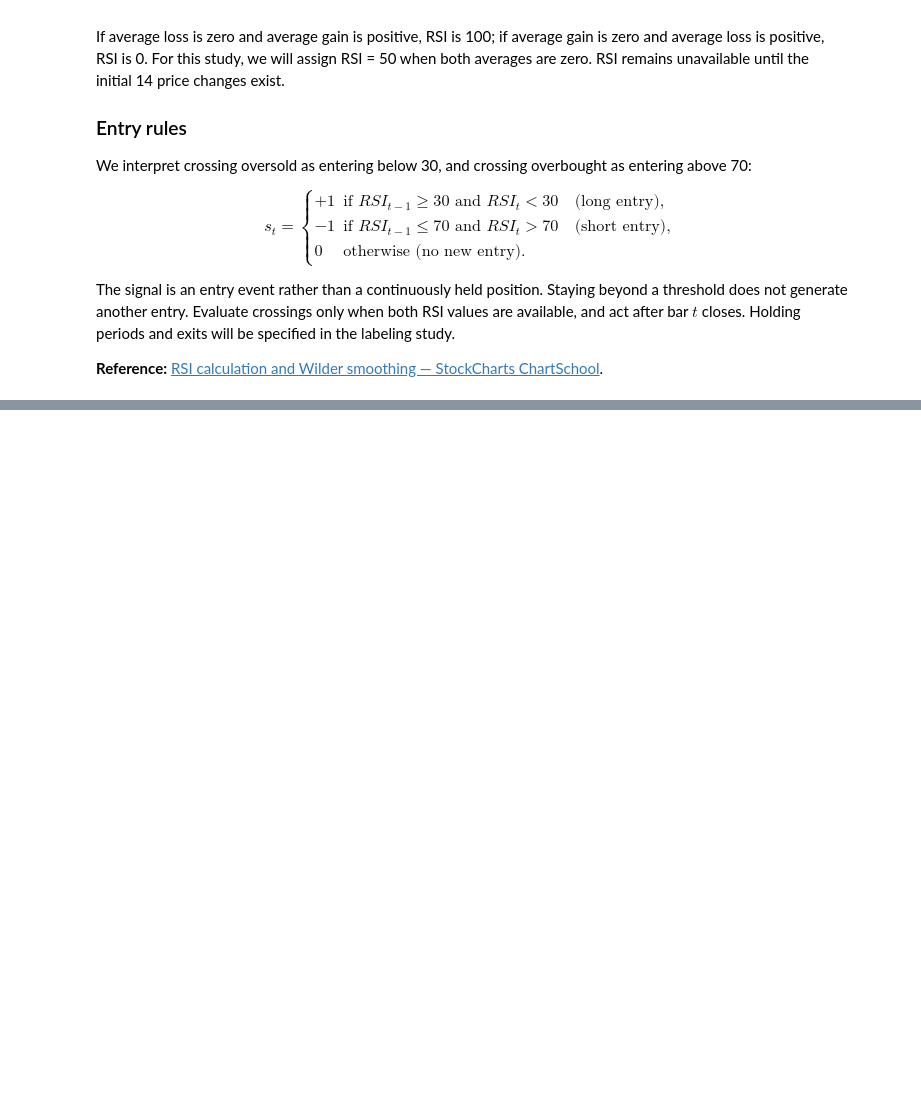
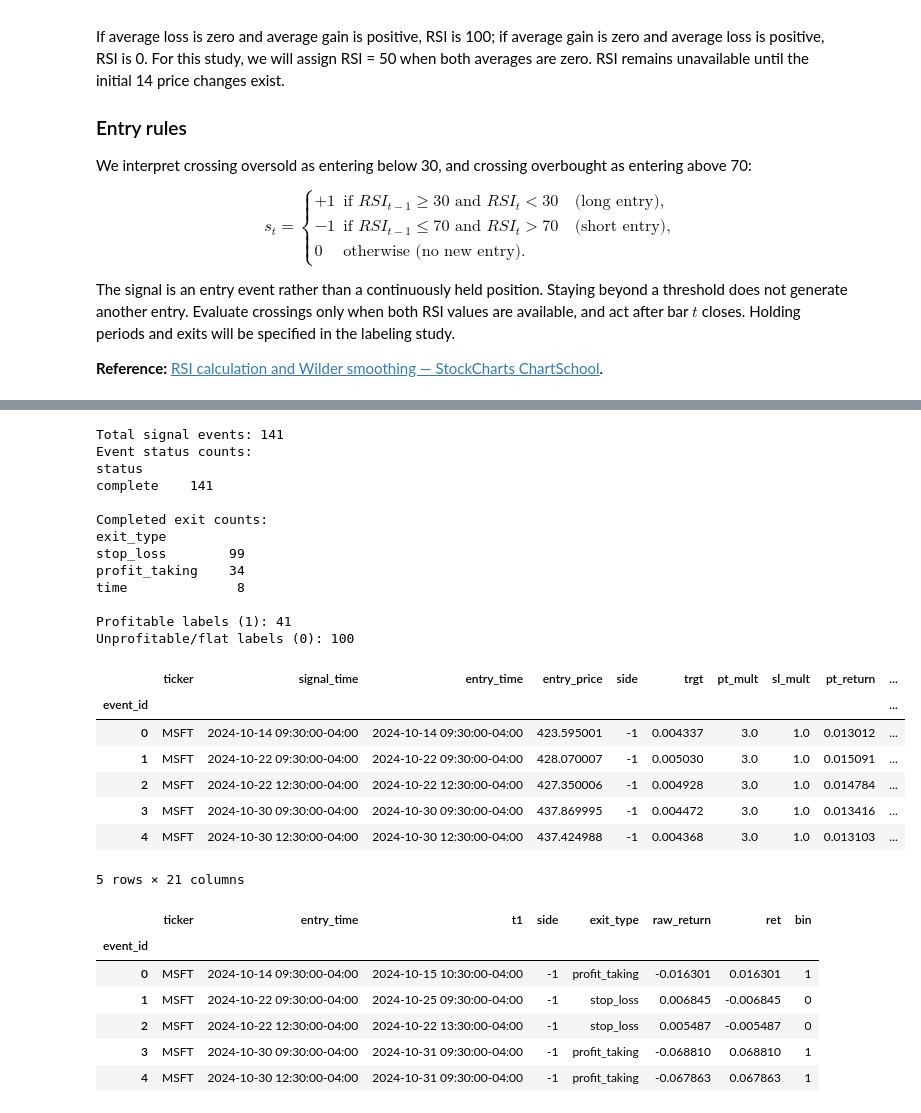
Before and after one commit to Bytb/QuantitativeMethods, a Jupyter notebook: AdvancedFinancialMachineLearning/Part1_DataAnalysis/1_RSI_MicrosoftStudy.ipynb, the cells around one changed output, grey strips where cells are left out. Saved outputs shown, nothing was run; the diff lists cells and outputs as text; code cells hidden in the pictures; blank space fills up the shorter version.

```diff
--- a/AdvancedFinancialMachineLearning/Part1_DataAnalysis/1_RSI_MicrosoftStudy.ipynb
+++ b/AdvancedFinancialMachineLearning/Part1_DataAnalysis/1_RSI_MicrosoftStudy.ipynb
@@ -143,0 +249,66 @@ Buy signals (long entries): 65
+# %%
+import pandas as pd
+from HelperFunctions.labeling import estimate_volatility, create_events, get_labels
+
+# Adjustable study parameters. Span and warm-up are measured in data bars.
+volatility_span = 100
+volatility_min_periods = 2
+profit_taking_multiplier = 3.0
+stop_loss_multiplier = 1.0
+max_holding_days = 7
+min_target_return = 0.0
+
+# All crossings are independent entries, including overlapping trades.
+trade_sides = buy_signals.astype(int) - sell_signals.astype(int)
+msft_volatility = estimate_volatility(
+    msft_prices, span=volatility_span, min_periods=volatility_min_periods
+)
+msft_events = create_events(
+    msft_prices,
+    trade_sides,
+    volatility=msft_volatility,
+    pt_mult=profit_taking_multiplier,
+    sl_mult=stop_loss_multiplier,
+    holding_days=max_holding_days,
+    min_ret=min_target_return,
+)
+msft_labels = get_labels(msft_events)
+
+print(f"Total signal events: {len(msft_events):,}")
+print("Event status counts:")
+print(msft_events["status"].value_counts().to_string())
+print("\nCompleted exit counts:")
+print(msft_labels["exit_type"].value_counts().to_string())
+print(f"\nProfitable labels (1): {int(msft_labels['bin'].eq(1).sum()):,}")
+print(f"Unprofitable/flat labels (0): {int(msft_labels['bin'].eq(0).sum()):,}")
+display(msft_events.head())
+display(msft_labels.head())
+# %% [output]
+Total signal events: 141
+Event status counts:
+status
+complete    141
+
+Completed exit counts:
+exit_type
+stop_loss        99
+profit_taking    34
+time              8
+
+Profitable labels (1): 41
+Unprofitable/flat labels (0): 100
+|  | ticker | signal_time | entry_time | entry_price | side | trgt | pt_mult | sl_mult | pt_return | ... |
+| event_id |  |  |  |  |  |  |  |  |  | ... |
+| 0 | MSFT | 2024-10-14 09:30:00-04:00 | 2024-10-14 09:30:00-04:00 | 423.595001 | -1 | 0.004337 | 3.0 | 1.0 | 0.013012 | ... |
+| 1 | MSFT | 2024-10-22 09:30:00-04:00 | 2024-10-22 09:30:00-04:00 | 428.070007 | -1 | 0.005030 | 3.0 | 1.0 | 0.015091 | ... |
+| 2 | MSFT | 2024-10-22 12:30:00-04:00 | 2024-10-22 12:30:00-04:00 | 427.350006 | -1 | 0.004928 | 3.0 | 1.0 | 0.014784 | ... |
+| 3 | MSFT | 2024-10-30 09:30:00-04:00 | 2024-10-30 09:30:00-04:00 | 437.869995 | -1 | 0.004472 | 3.0 | 1.0 | 0.013416 | ... |
+| 4 | MSFT | 2024-10-30 12:30:00-04:00 | 2024-10-30 12:30:00-04:00 | 437.424988 | -1 | 0.004368 | 3.0 | 1.0 | 0.013103 | ... |
+5 rows × 21 columns
+|  | ticker | entry_time | t1 | side | exit_type | raw_return | ret | bin |
+| event_id |  |  |  |  |  |  |  |  |
+| 0 | MSFT | 2024-10-14 09:30:00-04:00 | 2024-10-15 10:30:00-04:00 | -1 | profit_taking | -0.016301 | 0.016301 | 1 |
+| 1 | MSFT | 2024-10-22 09:30:00-04:00 | 2024-10-25 09:30:00-04:00 | -1 | stop_loss | 0.006845 | -0.006845 | 0 |
+| 2 | MSFT | 2024-10-22 12:30:00-04:00 | 2024-10-22 13:30:00-04:00 | -1 | stop_loss | 0.005487 | -0.005487 | 0 |
+| 3 | MSFT | 2024-10-30 09:30:00-04:00 | 2024-10-31 09:30:00-04:00 | -1 | profit_taking | -0.068810 | 0.068810 | 1 |
+| 4 | MSFT | 2024-10-30 12:30:00-04:00 | 2024-10-31 09:30:00-04:00 | -1 | profit_taking | -0.067863 | 0.067863 | 1 |
```
Also changed, not shown: parts of 5 cells of this notebook, 6 other files.
